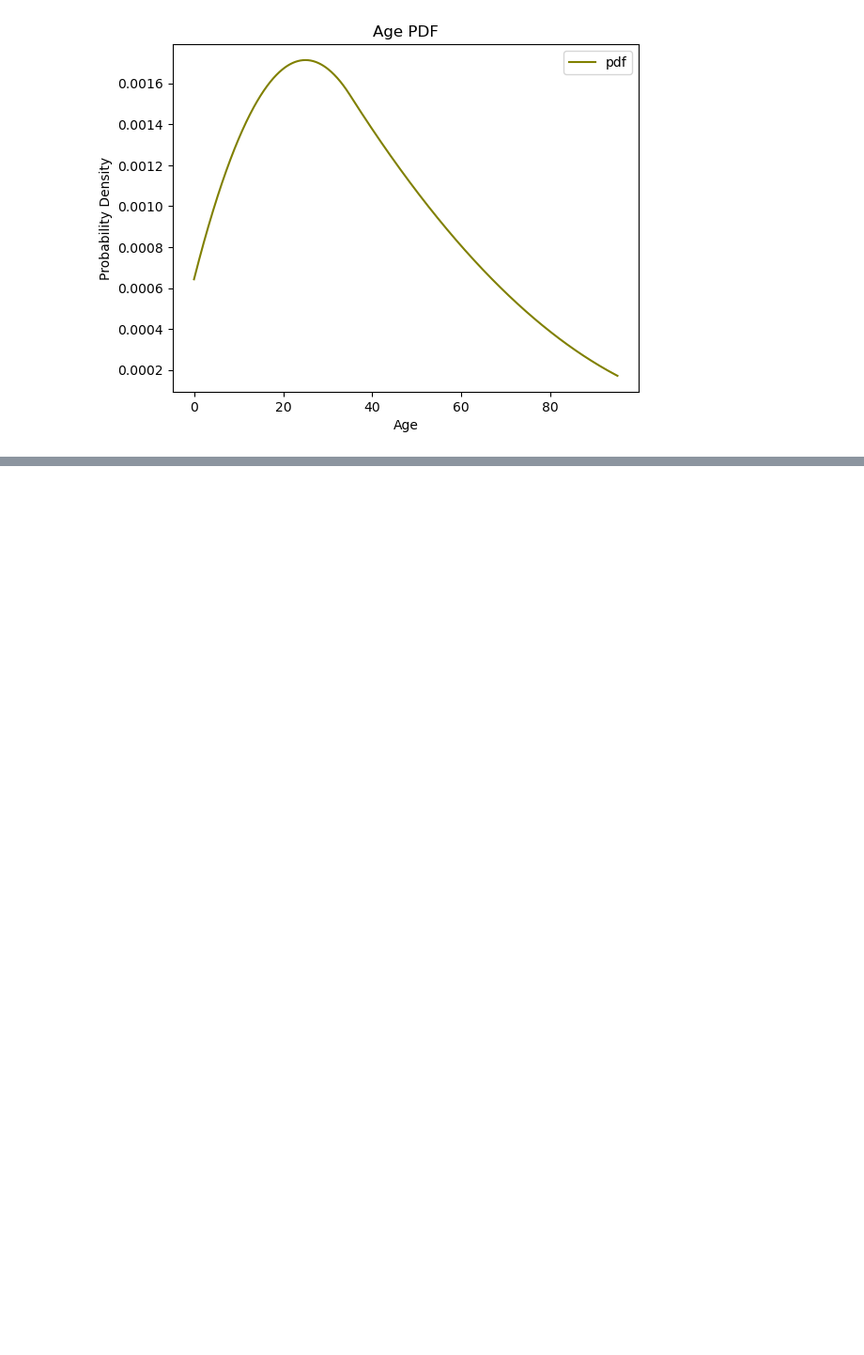
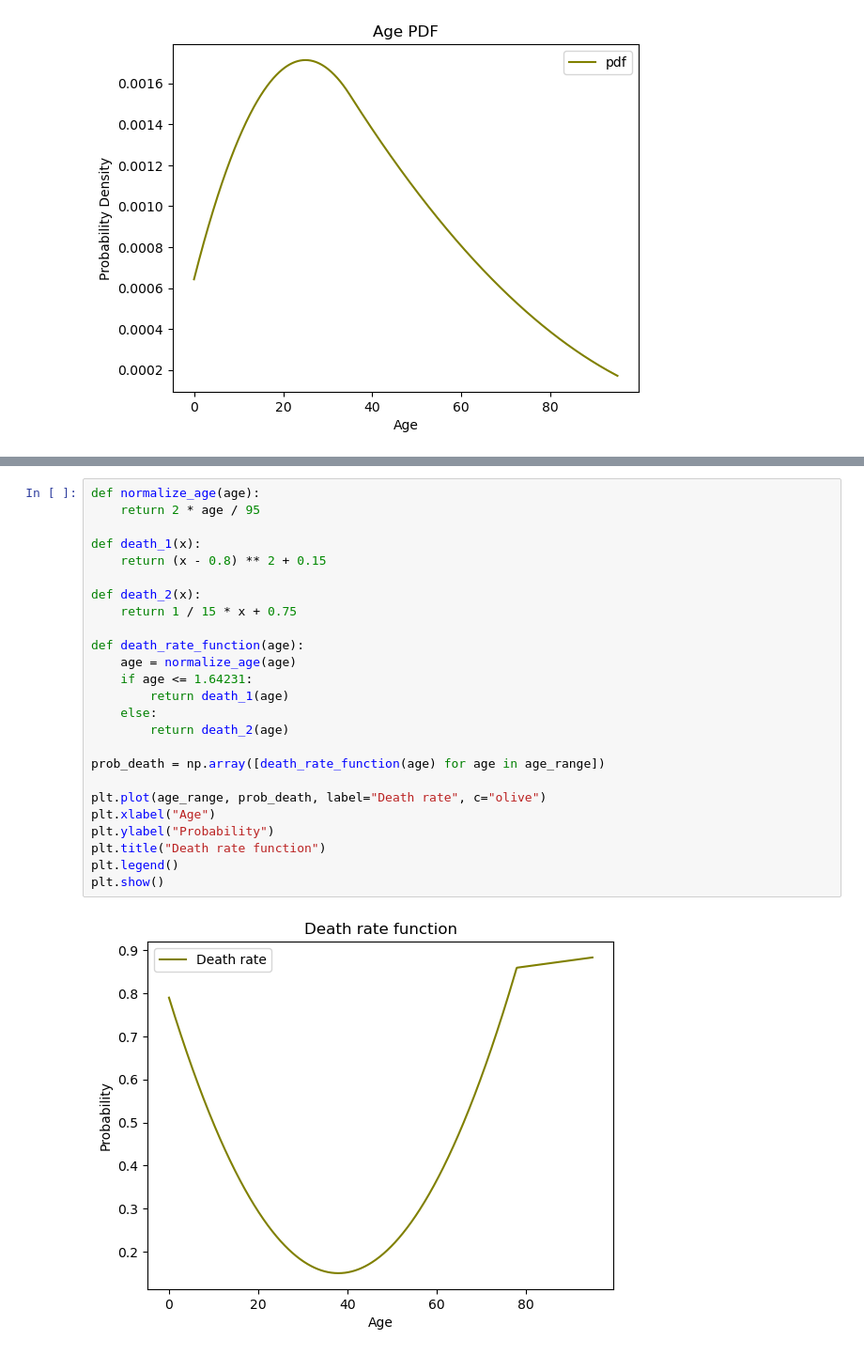
Before and after one commit to ihmeuw-msca/integral-functions, a Jupyter notebook: notebooks/simulation.ipynb, the cells around one changed output, grey strips where cells are left out. Shown at 94% size. Cells and saved outputs as stored; diff of their text form; blank space fills up the shorter version.

Commit message:
Finishing death rate function

```diff
--- a/notebooks/simulation.ipynb
+++ b/notebooks/simulation.ipynb
@@ -53,0 +62,27 @@ plt.show()
+# %%
+def normalize_age(age):
+    return 2 * age / 95
+
+def death_1(x):
+    return (x - 0.8) ** 2 + 0.15
+
+def death_2(x):
+    return 1 / 15 * x + 0.75
+
+def death_rate_function(age):
+    age = normalize_age(age)
+    if age <= 1.64231:
+        return death_1(age)
+    else:
+        return death_2(age)
+
+prob_death = np.array([death_rate_function(age) for age in age_range])
+
+plt.plot(age_range, prob_death, label="Death rate", c="olive")
+plt.xlabel("Age")
+plt.ylabel("Probability")
+plt.title("Death rate function")
+plt.legend()
+plt.show()
+# %% [output]
+[figure, added]
```
Also changed, not shown: parts of 4 cells of this notebook.
